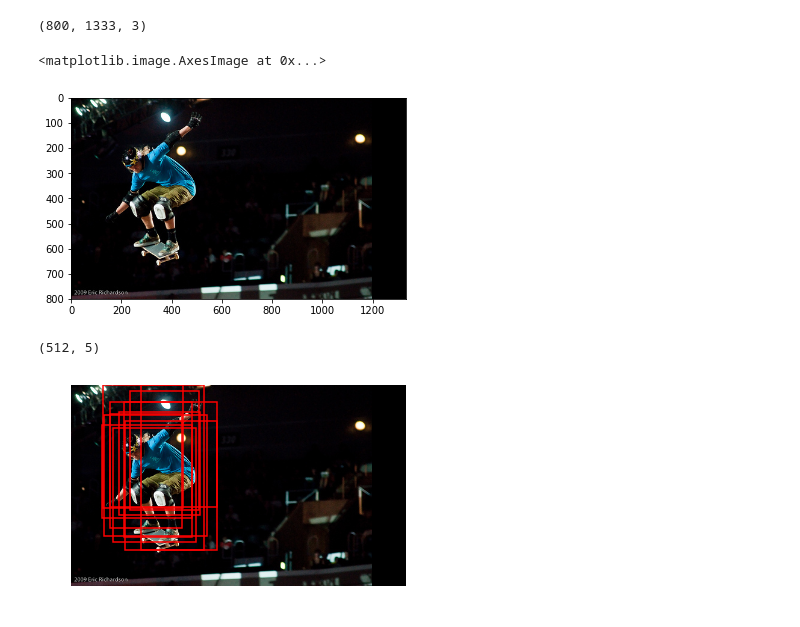
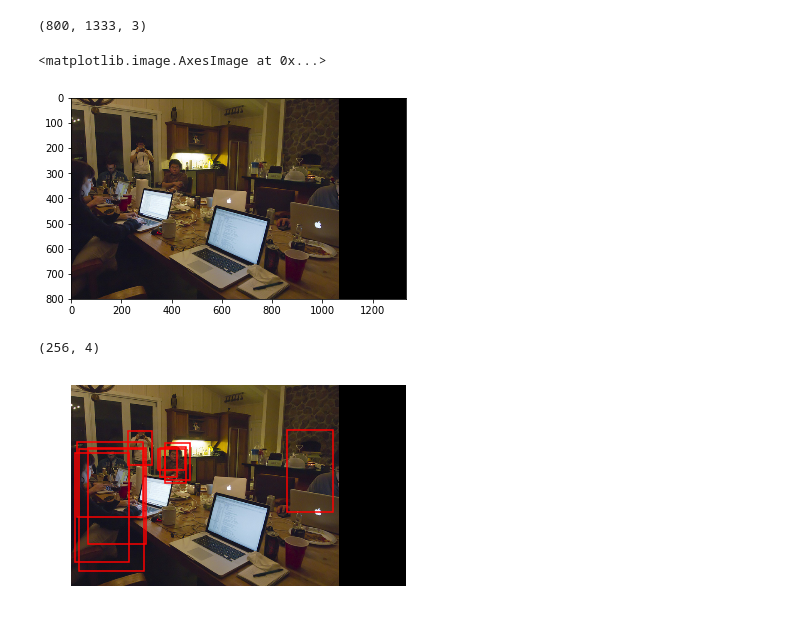
Before and after one commit to sjiang17/keypoint-maskrcnn, a Jupyter notebook: debug/debug_data.ipynb, the cells around one changed output. Drawn from its saved outputs; the diff is of its cells as text; code cells hidden in the pictures.

Commit message:
for debug

```diff
--- a/debug/debug_data.ipynb
+++ b/debug/debug_data.ipynb
@@ -4,13 +4,15 @@ import numpy as np
 import mxnet as mx
 import matplotlib.pyplot as plt
 import PIL.Image as Image
+# %%
+color = (np.random.randint(0, 255), np.random.randint(0, 255), np.random.randint(0, 255))
 # %%
-data_file = '/mnt/truenas/scratch/siyu/maskrcnn/debug/data2.pkl'
-label_file = '/mnt/truenas/scratch/siyu/maskrcnn/debug/label2.pkl'
+data_file = '/mnt/truenas/scratch/siyu/keypoint_maskrcnn/debug/data29.pkl'
+label_file = '/mnt/truenas/scratch/siyu/keypoint_maskrcnn/debug/label29.pkl'
 data = cPickle.load(open(data_file, 'r'))
 label = cPickle.load(open(label_file, 'r'))
 # %%
-im = data[0].asnumpy()[0,:,:,:]
+im = data[0].asnumpy()[0]
 im = im.transpose((1,2,0))
 im = im.astype(np.uint8)
 # %%
@@ -21,28 +23,31 @@ im.shape
 plt.imshow(im)
 # %% [output]
 <matplotlib.image.AxesImage at 0x...>
-[figure, old version]
+[figure, new version]
-# %%
-roi1 = data[2].asnumpy()[0]
-roi = roi1[:,1:]
-roi1.shape
-# %% [output]
-(512, 5)
+# %%
+roi1 = data[1].asnumpy()[0][:,1:]
+roi2 = data[2].asnumpy()[0][:,1:]
+roi3 = data[3].asnumpy()[0][:,1:]
+roi4 = data[4].asnumpy()[0][:,1:]
+roi = roi1 + roi2 + roi3 + roi4
+print roi.shape
+# %% [output]
+(256, 4)
 # %%
 plt.imshow(im)
 
-for i in range(28):
+for i in range(10):
     bbox = roi[i]
     linewidth = 1.5
     color = 'r'
     bbox = roi[i]
     rect = plt.Rectangle((bbox[0], bbox[1]),
                          bbox[2] - bbox[0],
                          bbox[3] - bbox[1], fill=False,
                          edgecolor=color, linewidth=linewidth)
     plt.gca().add_patch(rect)
 
 plt.axis('off')
 plt.show()
 # %% [output]
-[figure, old version]
+[figure, new version]
```
Also changed, not shown: parts of 11 cells of this notebook, 15 other files.
